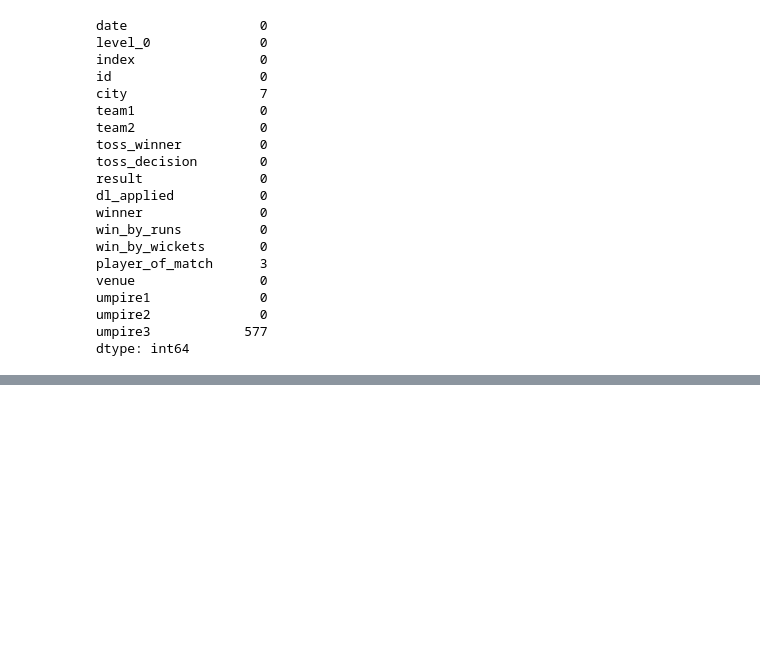
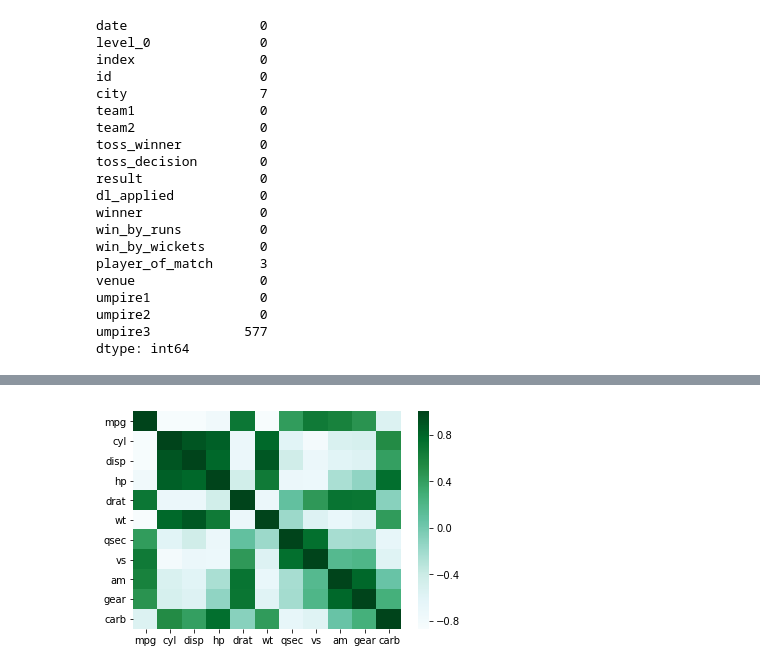
Before and after one commit to VinuthaGovindappa/PythonInColaboratory, a Jupyter notebook: Python_Day2_Training.ipynb, the cells around one changed output, grey strips where cells are left out. Saved outputs shown, nothing was run; the diff lists cells and outputs as text; code cells hidden in the pictures; blank space fills up the shorter version.

```diff
--- a/Python_Day2_Training.ipynb
+++ b/Python_Day2_Training.ipynb
@@ -250,0 +387,5 @@ dtype: int64
+# %%
+sns.heatmap(cars.corr(), cmap='BuGn')
+plt.show()
+# %% [output]
+[figure, added]
```
Also changed, not shown: parts of 7 cells of this notebook.
